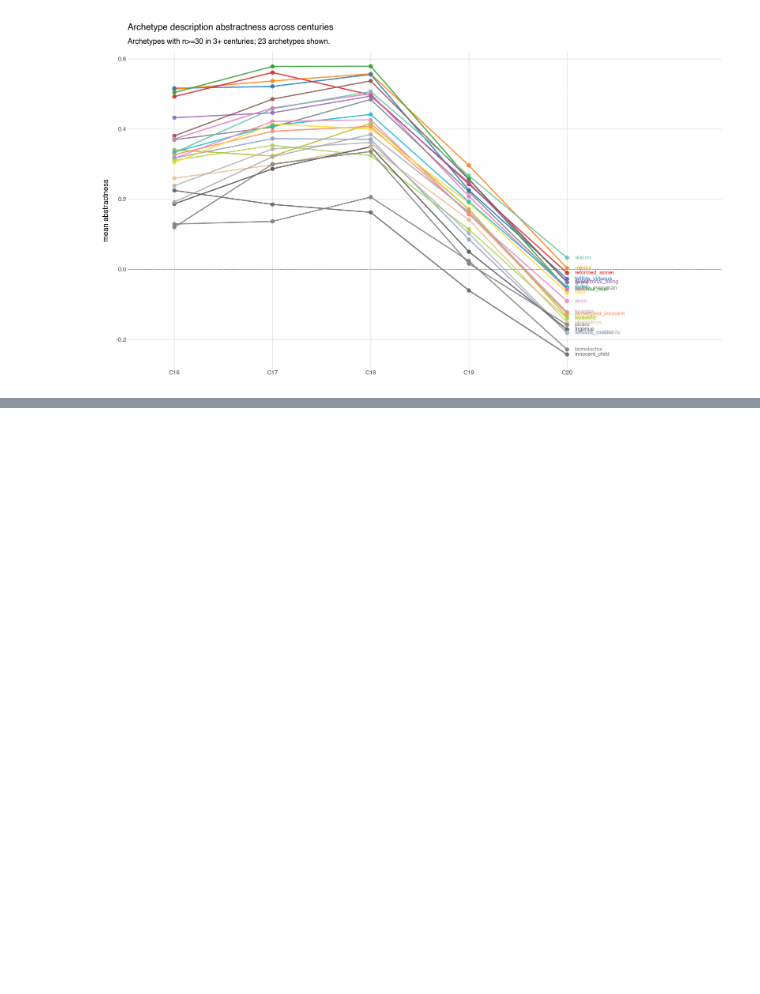
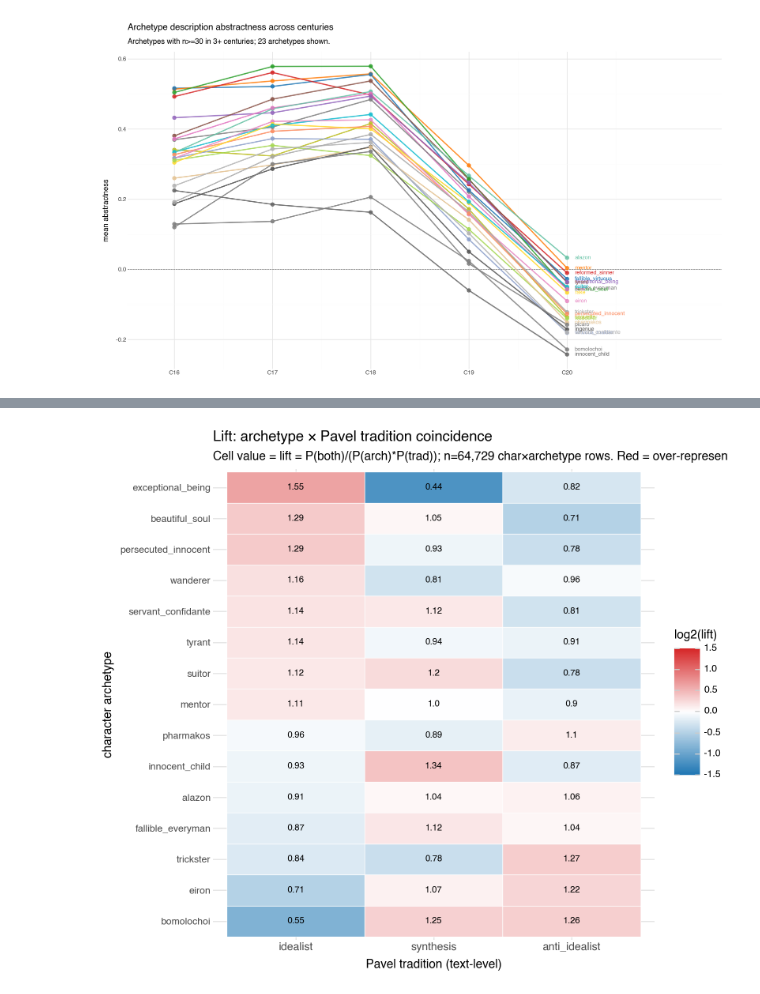
Before and after one commit to quadrismegistus/abstraction, a Jupyter notebook: notebooks/18-character-types.ipynb, the cells around one changed output, grey strips where cells are left out. Drawn from its saved outputs; the diff is of its cells as text; code cells hidden in the pictures; blank space fills up the shorter version.

```diff
--- a/notebooks/18-character-types.ipynb
+++ b/notebooks/18-character-types.ipynb
@@ -401,0 +410,92 @@ C19→C20 (k=20, n=8002+12516): total=-0.2738  comp=-0.0046  within=-0.2667  int
+# %%
+from lltk.annotate import iter_task_results
+
+# Pull plot_genre annotations
+pg_rows = []
+for _id, d in iter_task_results('plot_genre'):
+    pg_rows.append({
+        'source': _id,
+        'pavel_tradition': d.get('pavel_tradition'),
+        'mythos': d.get('mythos'),
+        'frye_mode': d.get('frye_mode'),
+    })
+pg_df = pd.DataFrame(pg_rows)
+print(f'plot_genre annotations: {len(pg_df):,}')
+
+# Join with characters
+ch_pg = ch.merge(pg_df, on='source', how='inner')
+print(f'Characters with plot_genre + character_type: {len(ch_pg):,} across {ch_pg["source"].nunique():,} texts')
+
+# Explode archetypes
+exp_pg = []
+for _, r in ch_pg.iterrows():
+    for a in r['archetypes']:
+        exp_pg.append({'source': r['source'], 'archetype': a,
+                       'pavel_tradition': r['pavel_tradition'],
+                       'mythos': r['mythos'], 'frye_mode': r['frye_mode']})
+exp_pg = pd.DataFrame(exp_pg)
+exp_pg = exp_pg[exp_pg['pavel_tradition'].notna()]
+
+# Top archetypes
+top_arch = exp_pg['archetype'].value_counts().head(15).index.tolist()
+exp_pg = exp_pg[exp_pg['archetype'].isin(top_arch)]
+
+# Lift table: archetype × pavel_tradition
+N = len(exp_pg)
+lift_rows = []
+for trad in exp_pg['pavel_tradition'].unique():
+    p_trad = (exp_pg['pavel_tradition'] == trad).mean()
+    for arch in top_arch:
+        in_arch = exp_pg['archetype'] == arch
+        p_arch = in_arch.mean()
+        in_trad = exp_pg['pavel_tradition'] == trad
+        n_joint = (in_arch & in_trad).sum()
+        if n_joint < 5:
+            continue
+        p_joint = n_joint / N
+        lift = p_joint / (p_arch * p_trad)
+        lift_rows.append({
+            'archetype': arch, 'pavel_tradition': trad,
+            'lift': lift, 'log2_lift': np.log2(lift) if lift > 0 else np.nan,
+            'n_joint': int(n_joint),
+        })
+lift_df = pd.DataFrame(lift_rows)
+
+# Order archetypes by mean log2_lift toward idealist
+ideal_lift = (lift_df[lift_df['pavel_tradition'] == 'idealist']
+              .set_index('archetype')['log2_lift'])
+arch_ord = ideal_lift.sort_values(ascending=False).index.tolist()
+trad_ord = ['idealist', 'synthesis', 'anti_idealist']
+lift_df['archetype'] = pd.Categorical(lift_df['archetype'], categories=arch_ord[::-1], ordered=True)
+lift_df['pavel_tradition'] = pd.Categorical(lift_df['pavel_tradition'],
+                                              categories=trad_ord, ordered=True)
+
+p_p4 = (p9.ggplot(lift_df, p9.aes(x='pavel_tradition', y='archetype', fill='log2_lift'))
+        + p9.geom_tile(color='white', size=0.3)
+        + p9.geom_text(p9.aes(label='lift'),
+                       data=lift_df.assign(lift=lift_df['lift'].round(2)),
+                       size=8)
+        + p9.scale_fill_gradient2(low='#1f77b4', mid='white', high='#d62728',
+                                  midpoint=0, limits=(-1.5, 1.5))
+        + p9.labs(
+            title='Lift: archetype × Pavel tradition coincidence',
+            subtitle=f'Cell value = lift = P(both)/(P(arch)*P(trad)); n={N:,} char×archetype rows. '
+                     f'Red = over-represented; blue = under-represented.',
+            x='Pavel tradition (text-level)', y='character archetype',
+            fill='log2(lift)',
+        )
+        + p9.theme_minimal()
+        + p9.theme(figure_size=(8, 7), axis_text_x=p9.element_text(size=10)))
+out = os.path.join(DROPBOX_FIGS, 'character_types_archetype_pavel_lift.png')
+p_p4.save(out, dpi=300, verbose=False)
+print(f'Saved to {out}')
+
+# Print strongest associations
+print('\nStrongest associations (lift > 1.3 or < 0.75, n>=10):')
+strong = lift_df[((lift_df['lift'] > 1.3) | (lift_df['lift'] < 0.75)) & (lift_df['n_joint'] >= 10)]
+print(strong.sort_values(['pavel_tradition', 'lift'], ascending=[True, False])[
+    ['archetype', 'pavel_tradition', 'lift', 'n_joint']
+].to_string(index=False, float_format='%.2f'))
+
+p_p4
+# %% [output]
@@ -401,0 +514 @@ C19→C20 (k=20, n=8002+12516): total=-0.2738  comp=-0.0046  within=-0.2667  int
+[figure, added]
```
Also changed, not shown: parts of 2 cells of this notebook.
